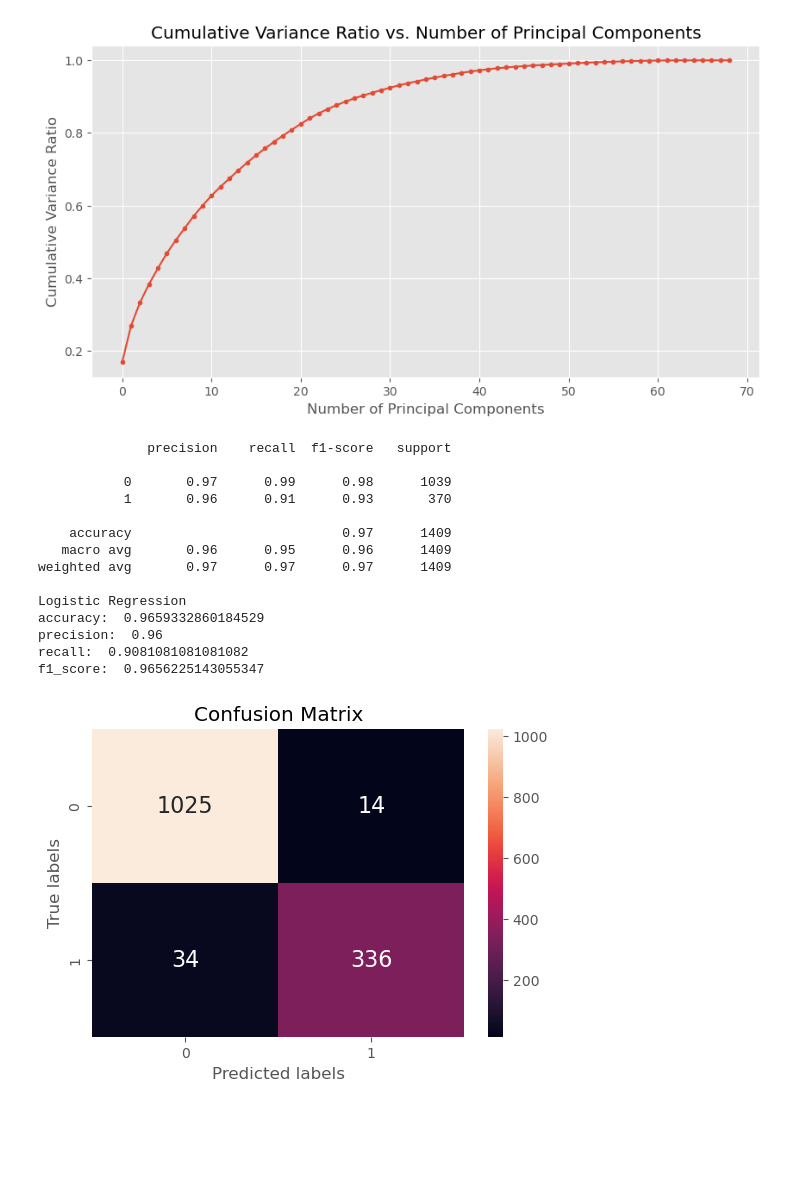
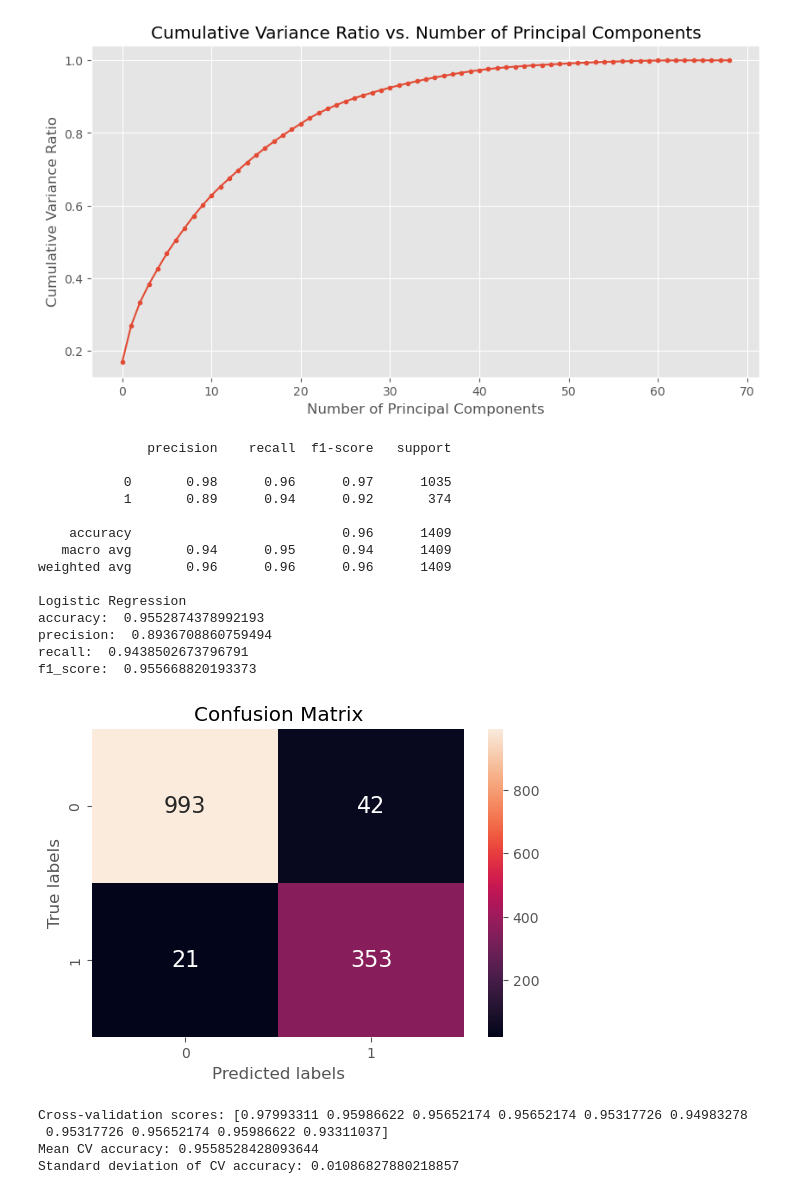
Before and after one commit to Vince-VC/Springboard_Capstone_2, a Jupyter notebook: notebooks/04_telco_data_preprocessing_and_training.ipynb, the cells around one changed output. Drawn from its saved outputs; the diff is of its cells as text; code cells hidden in the pictures; blank space fills up the shorter version.

```diff
--- a/notebooks/04_telco_data_preprocessing_and_training.ipynb
+++ b/notebooks/04_telco_data_preprocessing_and_training.ipynb
@@ -80,8 +75,8 @@ df.drop(columns=['Employee Related Cancellation', 'Product/Service Related Cance
 X = df.drop('Churn Value', axis=1)
 y = df['Churn Value']
 # %%
-#Split our Data into Train & Test sets
-X_train, X_test, y_train, y_test = train_test_split(X, y, test_size=0.20, random_state=7)
+#Split data into Train & Test sets
+X_train, X_test, y_train, y_test = train_test_split(X, y, test_size=0.20, random_state=7, stratify=y)
 # %%
 # Create scaler: scaler
 scaler = MinMaxScaler()
@@ -134,11 +130,20 @@ pipeline.fit(X_train)
 # Transform the training and test data
 X_train_pipe = pipeline.transform(X_train)
 X_test_pipe = pipeline.transform(X_test)
+# %%
+# Undersample from majority as our classes are imbalanced
+from imblearn.under_sampling import RandomUnderSampler
+
+# Define undersampling strategy
+undersample = RandomUnderSampler(sampling_strategy='auto', random_state=7)
+
+# Fit and apply the undersampling strategy to the training data
+X_train_resampled, y_train_resampled = undersample.fit_resample(X_train_pipe, y_train)
 # %%
 #Defining the modeling function
 def modeling(alg, alg_name, params={}):
     model = alg(**params) #Instantiating the algorithm class and unpacking parameters if any
-    model.fit(X_train_pipe, y_train)
+    model.fit(X_train_resampled, y_train_resampled)
     y_pred = model.predict(X_test_pipe)
 
     #Performance evaluation
@@ -150,40 +155,60 @@ def modeling(alg, alg_name, params={}):
         print("precision: ",pre_score)
         rec_score = recall_score(y_test, y_pred)
         print("recall: ",rec_score)
         f_score = f1_score(y_test, y_pred, average='weighted')
         print("f1_score: ",f_score)
 
     report = classification_report(y_test, y_pred)
     print(report)
 
     print_scores(alg, y_test, y_pred)
 
     cm = confusion_matrix(y_test, y_pred)
 
     # Plot the confusion matrix as a heatmap
     plt.figure(figsize=(6,4))
     sns.heatmap(cm, annot=True, fmt="d", annot_kws={"size": 16})
     plt.xlabel('Predicted labels')
     plt.ylabel('True labels')
     plt.title('Confusion Matrix')
     plt.show()
     return model
 
 # Running logistic regression model
 log_reg_model = modeling(LogisticRegression, 'Logistic Regression', params={'random_state':7})
 # %% [output]
               precision    recall  f1-score   support
 
-           0       0.97      0.99      0.98      1039
-           1       0.96      0.91      0.93       370
+           0       0.98      0.96      0.97      1035
+           1       0.89      0.94      0.92       374
 
-    accuracy                           0.97      1409
-   macro avg       0.96      0.95      0.96      1409
-weighted avg       0.97      0.97      0.97      1409
+    accuracy                           0.96      1409
+   macro avg       0.94      0.95      0.94      1409
+weighted avg       0.96      0.96      0.96      1409
 
 Logistic Regression
-accuracy:  0.9659332860184529
-precision:  0.96
-recall:  0.9081081081081082
-f1_score:  0.9656225143055347
+accuracy:  0.9552874378992193
+precision:  0.8936708860759494
+recall:  0.9438502673796791
+f1_score:  0.955668820193373
-[figure, old version]
+[figure, new version]
+# %%
+from sklearn.model_selection import cross_val_score
+
+# Define a function to perform cross-validation
+def cross_validate_model(model, X, y, cv=10):
+    # Perform cross-validation
+    cv_scores = cross_val_score(model, X, y, cv=cv, scoring='accuracy')
+
+    # Print cross-validation scores
+    print("Cross-validation scores:", cv_scores)
+    print("Mean CV accuracy:", cv_scores.mean())
+    print("Standard deviation of CV accuracy:", cv_scores.std())
+
+# Call the cross-validation function
+cross_validate_model(log_reg_model, X_train_resampled, y_train_resampled)
+# %% [output]
+Cross-validation scores: [0.97993311 0.95986622 0.95652174 0.95652174 0.95317726 0.94983278
+ 0.95317726 0.95652174 0.95986622 0.93311037]
+Mean CV accuracy: 0.9558528428093644
+Standard deviation of CV accuracy: 0.01086827880218857
```
Also changed, not shown: parts of 6 cells of this notebook, 1 other file.
